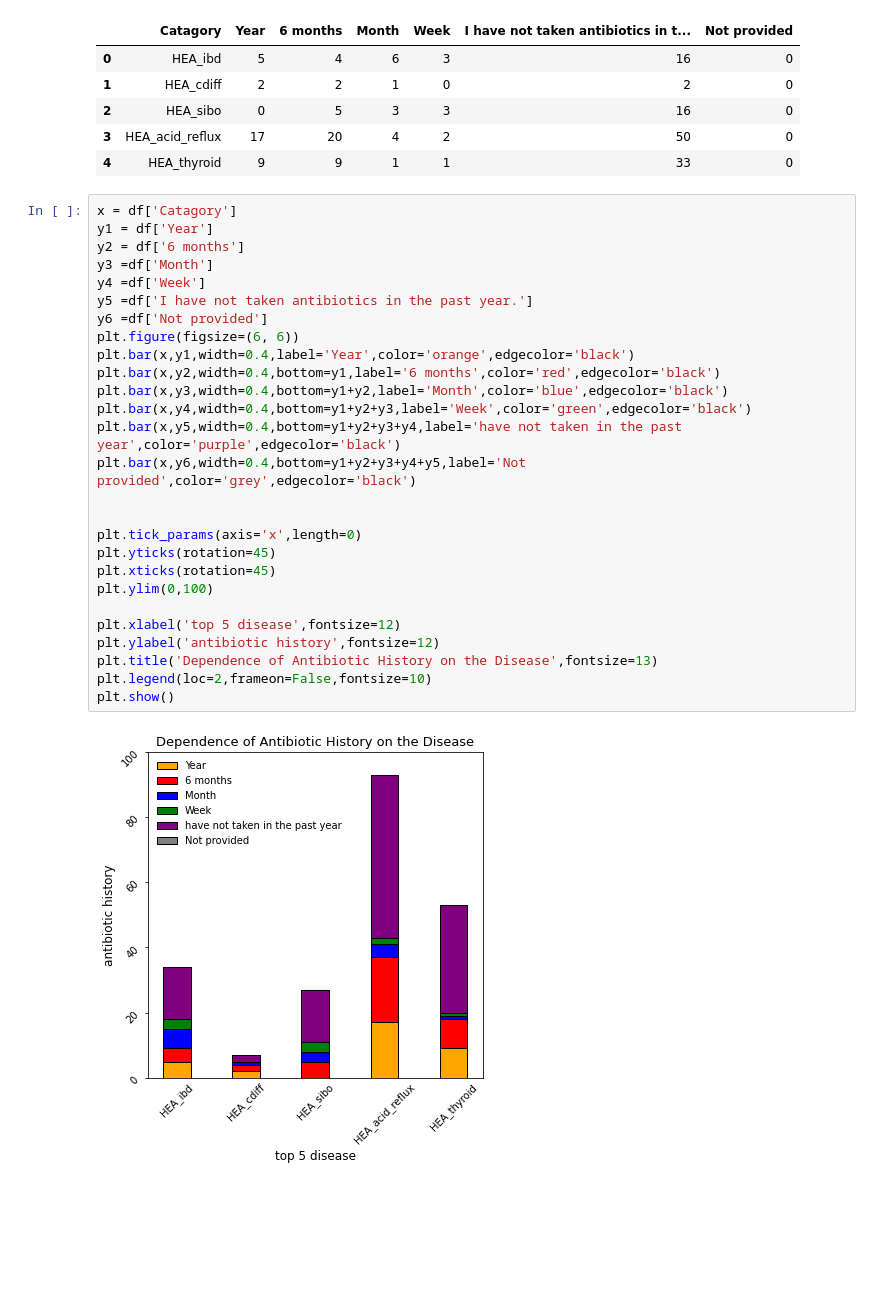
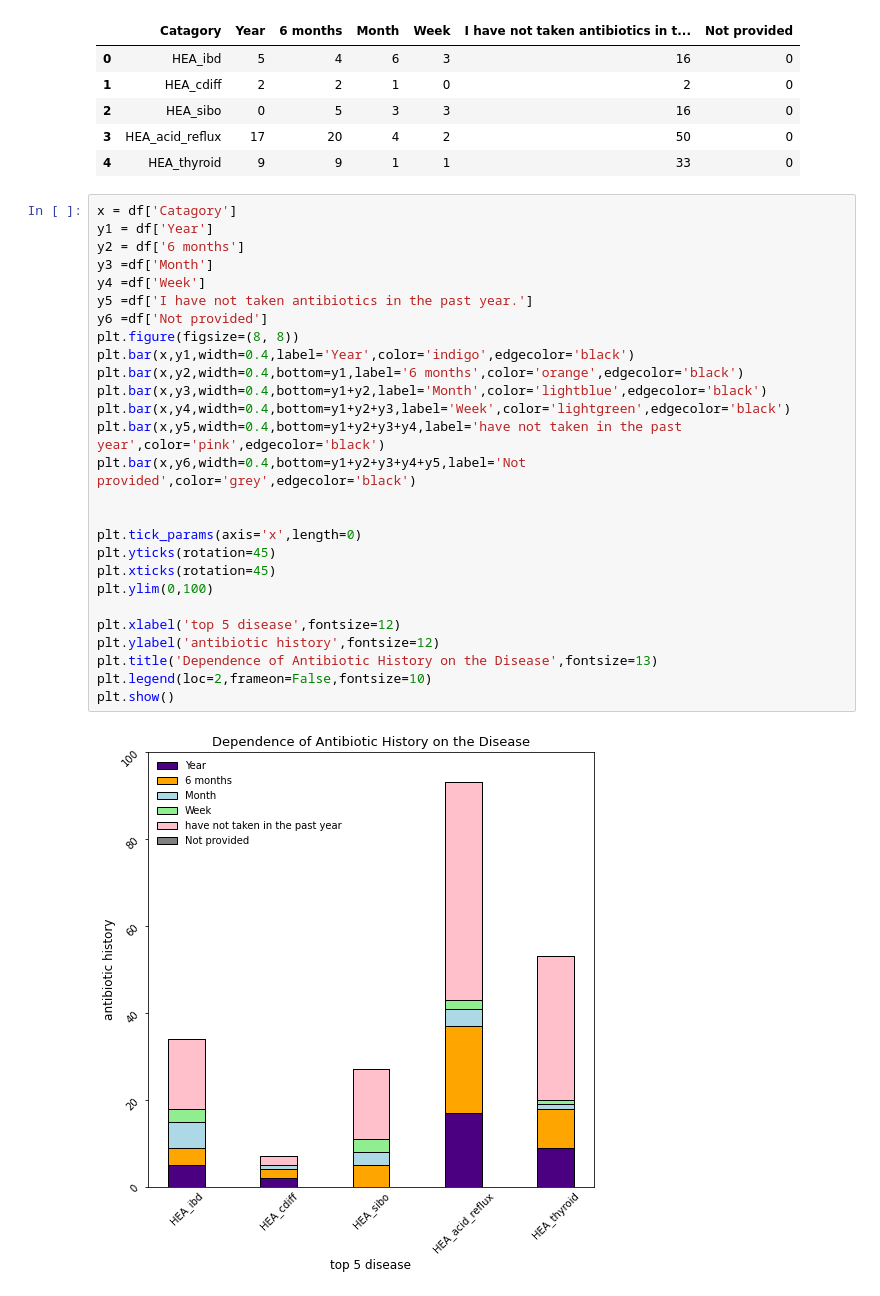
Before and after one commit to annawet/Poop-Power, a Jupyter notebook: w11_poop_visualization.ipynb, the cells around one changed output. Saved outputs shown, nothing was run; the diff lists cells and outputs as text; blank space fills up the shorter version.

```diff
--- a/w11_poop_visualization.ipynb
+++ b/w11_poop_visualization.ipynb
@@ -166,29 +166,29 @@ df
 # %%
 x = df['Catagory']
 y1 = df['Year']
 y2 = df['6 months']
 y3 =df['Month']
 y4 =df['Week']
 y5 =df['I have not taken antibiotics in the past year.']
 y6 =df['Not provided']
-plt.figure(figsize=(6, 6))
-plt.bar(x,y1,width=0.4,label='Year',color='orange',edgecolor='black')
-plt.bar(x,y2,width=0.4,bottom=y1,label='6 months',color='red',edgecolor='black')
-plt.bar(x,y3,width=0.4,bottom=y1+y2,label='Month',color='blue',edgecolor='black')
-plt.bar(x,y4,width=0.4,bottom=y1+y2+y3,label='Week',color='green',edgecolor='black')
-plt.bar(x,y5,width=0.4,bottom=y1+y2+y3+y4,label='have not taken in the past year',color='purple',edgecolor='black')
+plt.figure(figsize=(8, 8))
+plt.bar(x,y1,width=0.4,label='Year',color='indigo',edgecolor='black')
+plt.bar(x,y2,width=0.4,bottom=y1,label='6 months',color='orange',edgecolor='black')
+plt.bar(x,y3,width=0.4,bottom=y1+y2,label='Month',color='lightblue',edgecolor='black')
+plt.bar(x,y4,width=0.4,bottom=y1+y2+y3,label='Week',color='lightgreen',edgecolor='black')
+plt.bar(x,y5,width=0.4,bottom=y1+y2+y3+y4,label='have not taken in the past year',color='pink',edgecolor='black')
 plt.bar(x,y6,width=0.4,bottom=y1+y2+y3+y4+y5,label='Not provided',color='grey',edgecolor='black')
 
 
 plt.tick_params(axis='x',length=0)
 plt.yticks(rotation=45)
 plt.xticks(rotation=45)
 plt.ylim(0,100)
 
 plt.xlabel('top 5 disease',fontsize=12)
 plt.ylabel('antibiotic history',fontsize=12)
 plt.title('Dependence of Antibiotic History on the Disease',fontsize=13)
 plt.legend(loc=2,frameon=False,fontsize=10)
 plt.show()
 # %% [output]
-[figure, old version]
+[figure, new version]
```
Also changed, not shown: parts of 16 cells of this notebook.
